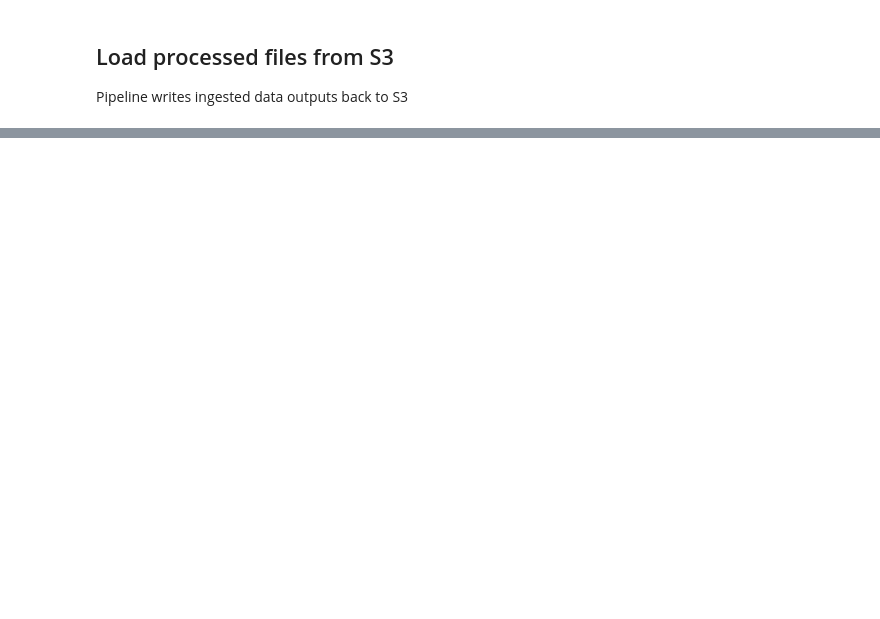
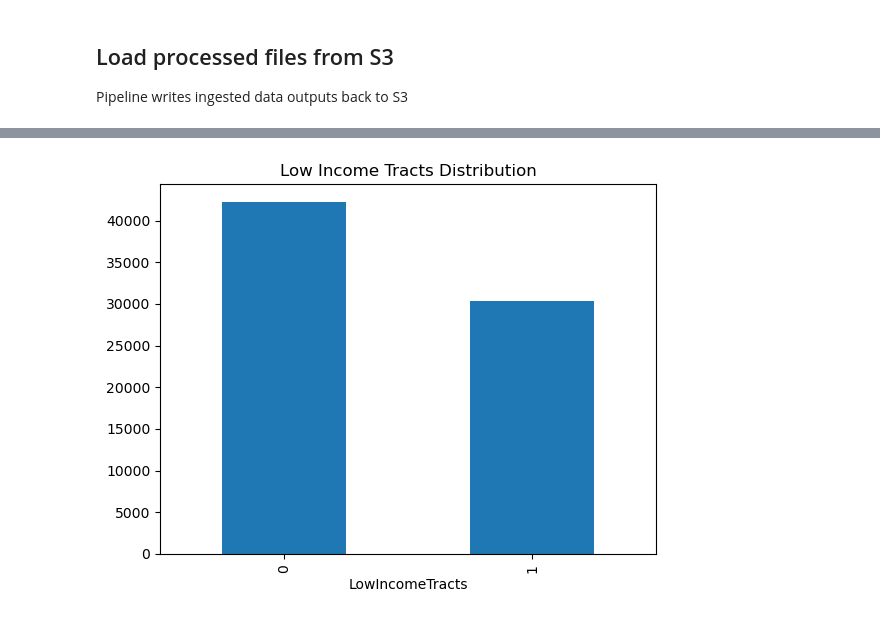
Before and after one commit to svthaker/ADS508Group3, a Jupyter notebook: NutriAccessAnalytics.ipynb, the cells around one changed output, grey strips where cells are left out. Saved outputs shown, nothing was run; the diff lists cells and outputs as text; code cells hidden in the pictures; blank space fills up the shorter version.

```diff
--- a/NutriAccessAnalytics.ipynb
+++ b/NutriAccessAnalytics.ipynb
@@ -24,0 +87,6 @@ retail_food = pd.read_csv(f"s3://{bucket}/{processed_prefix}california_food_stor
+# %%
+food_access['LowIncomeTracts'].value_counts().plot(kind='bar')
+plt.title('Low Income Tracts Distribution')
+plt.show()
+# %% [output]
+[figure, added]
```
Also changed, not shown: parts of 33 cells of this notebook.
